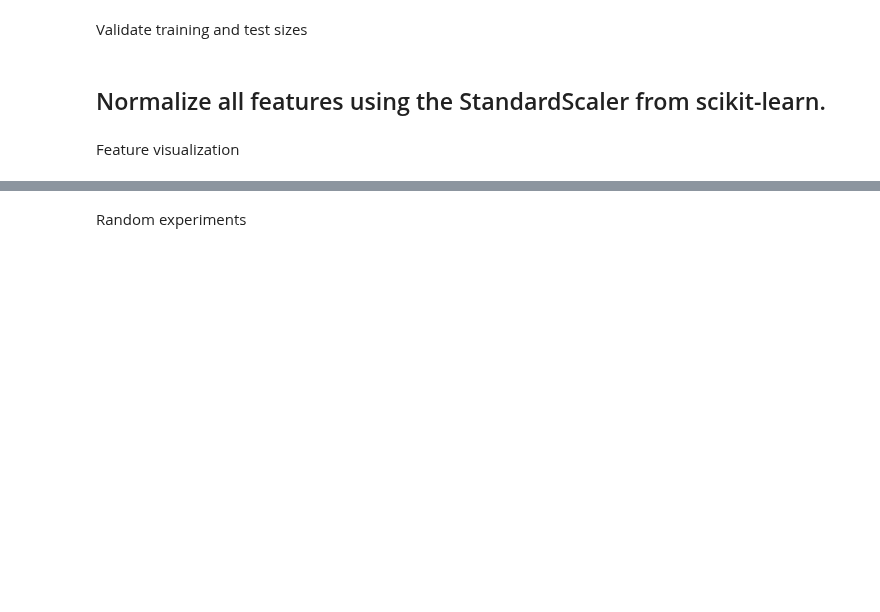
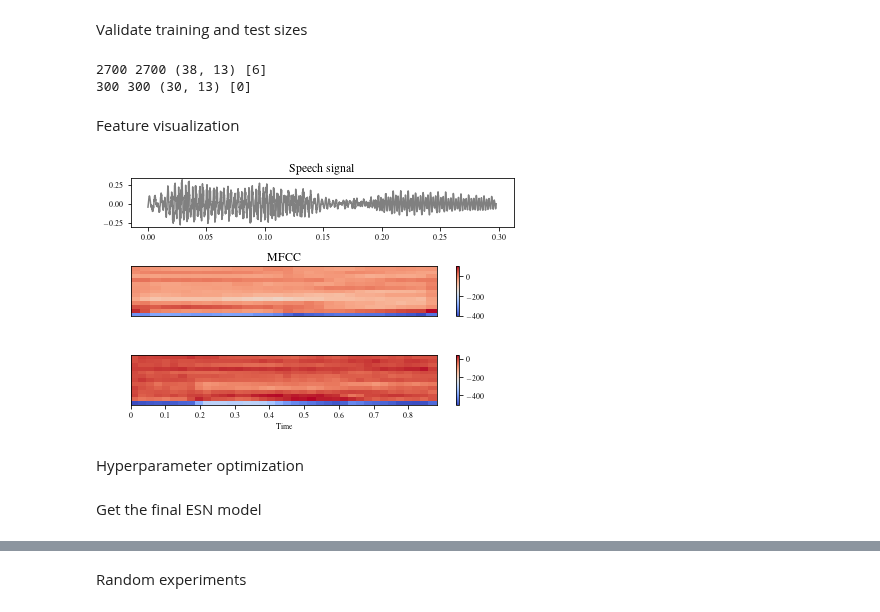
Before and after one commit to PlasmaControl/PyRCN, a Jupyter notebook: examples/spoken_digit_recognition.ipynb, the cells around one changed output, grey strips where cells are left out. Drawn from its saved outputs; the diff is of its cells as text; code cells hidden in the pictures; blank space fills up the shorter version.

```diff
--- a/examples/spoken_digit_recognition.ipynb
+++ b/examples/spoken_digit_recognition.ipynb
@@ -121,4 +107,0 @@ print("done!")
-# %%
-time_signals_train, time_signals_val, _, _ = train_test_split(time_signals_train, y_train, test_size=0.1, random_state=1, stratify=y_train)
-f_name_train, f_name_val_val, _, _ = train_test_split(f_name_train, y_train, test_size=0.1, random_state=1, stratify=y_train)
-X_train, X_val, y_train, y_val = train_test_split(X_train, y_train, test_size=0.1, random_state=1, stratify=y_train)
@@ -125,8 +110,21 @@ X_train, X_val, y_train, y_val = train_test_split(X_train, y_train, test_size=0.
+# %%
+scaler = StandardScaler().fit(X=np.vstack(X_train))
+X_train_scaled = np.empty(shape=(len(X_train),), dtype=object)
+X_test_scaled = np.empty(shape=(len(X_test),), dtype=object)
+y_train = np.array(y_train, dtype=object)
+X_train, X_train_scaled, y_train = shuffle(X_train, X_train_scaled, y_train)
+y_test = np.array(y_test, dtype=object)
+for k in range(len(X_train)):
+    X_train_scaled[k] = scaler.transform(X_train[k])
+    y_train[k] = np.atleast_1d(y_train[k]).astype(int)
+for k in range(len(X_test)):
+    X_test_scaled[k] = scaler.transform(X_test[k])
+    y_test[k] = np.atleast_1d(y_test[k]).astype(int)
 # %% [markdown]
 Validate training and test sizes
 # %%
 print(len(X_train), len(y_train), X_train[0].shape, y_train[0])
-print(len(X_val), len(y_val), X_val[0].shape, y_val[0])
 print(len(X_test), len(y_test), X_test[0].shape, y_test[0])
+# %% [output]
+2700 2700 (38, 13) [6]
+300 300 (30, 13) [0]
-# %% [markdown]
-## Normalize all features using the StandardScaler from scikit-learn.
@@ -140,26 +133,30 @@ Feature visualization
 # %%
 # Load the audio signal and normalize it.
 basename = os.path.basename(all_files[0]).split('.')[0]
 x, sr = librosa.core.load(all_files[0], sr=None, mono=False)
 # x /= np.max(np.abs(x))
 mfcc = librosa.feature.mfcc(y=x, sr=sr, hop_length=int(0.01*sr), n_fft=256, htk=True, n_mels=100, n_mfcc=13)
 X = mfcc.T
 label = int(basename.split('_')[0])
 # Define time axis in seconds
 t = np.arange(len(x)) / sr
 
 plt.subplot(3, 1, 1)
 plt.plot(t, x, color='gray')
 # plt.xlabel('Time (seconds)')
 # plt.ylabel('Amplitude')
 # plt.xlim([t[0], t[-1]])
 # plt.ylim([-0.4, 0.4])
 plt.title("Speech signal")
 plt.subplot(3, 1, 2)
 librosa.display.specshow(mfcc)
 plt.title('MFCC')
 plt.colorbar()
 plt.subplot(3, 1, 3)
-librosa.display.specshow(X_train_scaled[0].T, x_axis='time')
+librosa.display.specshow(X_train[0].T, x_axis='time')
 plt.colorbar()
 plt.tight_layout()
+# %% [output]
+[figure, added]
+# %% [markdown]
+Hyperparameter optimization
@@ -165,0 +201,2 @@ plt.tight_layout()
+# %% [markdown]
+Get the final ESN model
```
Also changed, not shown: parts of 74 cells of this notebook, 2 other files.
